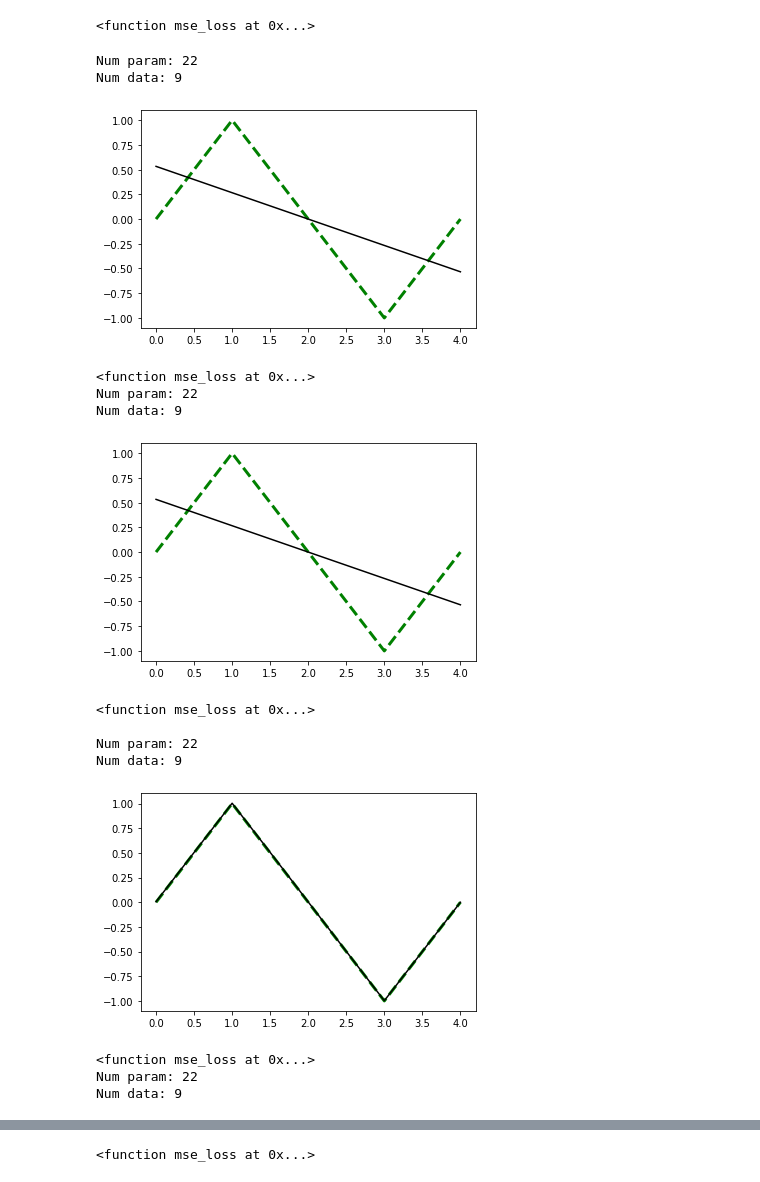
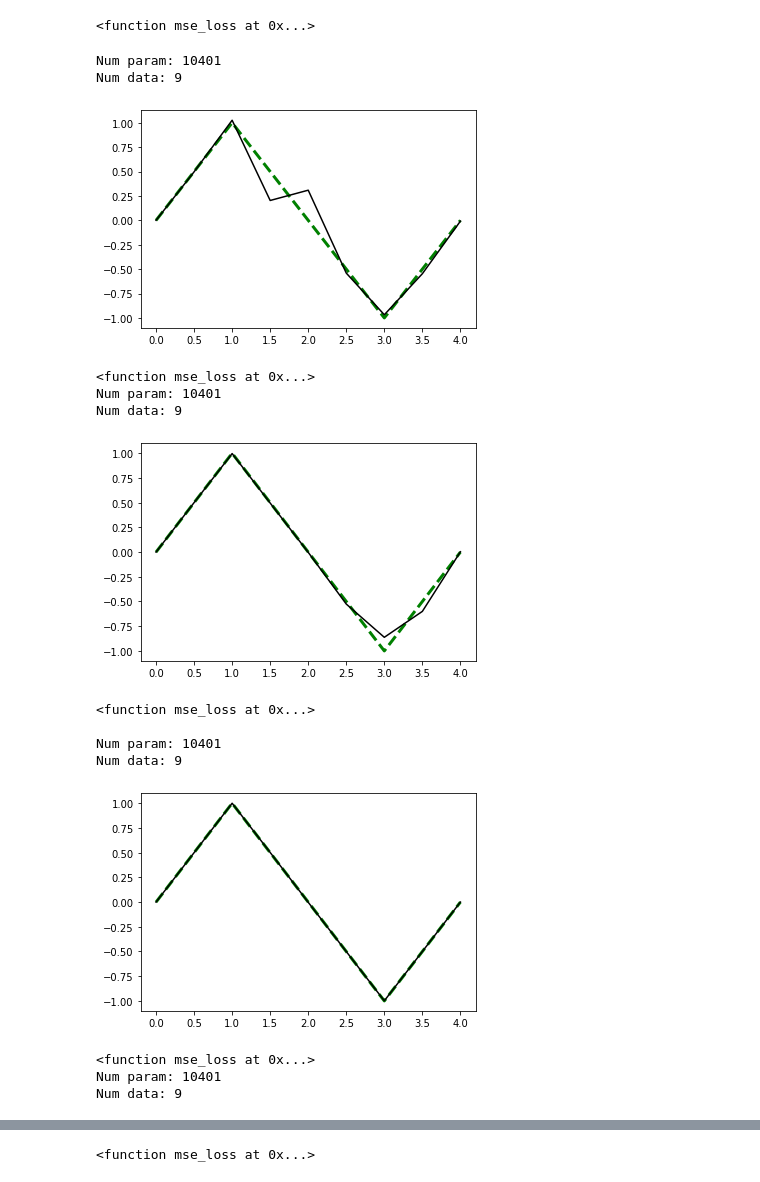
Before and after one commit to EricCousineau-TRI/repro, a Jupyter notebook: python/understand_torch_sgd_and_mlp/mlp_sin.ipynb, the cells around one changed output, grey strips where cells are left out. Drawn from its saved outputs; the diff is of its cells as text; code cells hidden in the pictures.

```diff
--- a/python/understand_torch_sgd_and_mlp/mlp_sin.ipynb
+++ b/python/understand_torch_sgd_and_mlp/mlp_sin.ipynb
@@ -365,29 +368,29 @@ Num data: 9
 # %%
 # Works, just need better opt (Adam, not SGD)... also initial conditions matter quite a bit? -_-
 
 num_epochs = 500
-num_hidden = 3  # Reducing from 6 to 3 messes up some ICs
+num_hidden = 100  # Reducing from 6 to 3 messes up some ICs
 fit(perturb(make_model(num_hidden), 1.0), partial(Adam, lr=0.1), num_epochs=num_epochs, show_table=False)
 # Bad - local minima?
 fit(perturb(make_model(num_hidden), 1.0), partial(Adam, lr=0.05), num_epochs=num_epochs, show_table=False)
 print()
 # Good
 fit(make_model(num_hidden), partial(Adam, lr=0.05), num_epochs=num_epochs, show_table=False)
 # Bad - converges to similar local minima as above, sorta.
 fit(make_model(num_hidden), partial(Adam, lr=0.1), num_epochs=num_epochs, show_table=False)
 # %% [output]
-Num param: 22
+Num param: 10401
 Num data: 9
-[figure, old version]
+[figure, new version]
 <function mse_loss at 0x...>
-Num param: 22
+Num param: 10401
 Num data: 9
-[figure, old version]
+[figure, new version]
 <function mse_loss at 0x...>
 
-Num param: 22
+Num param: 10401
 Num data: 9
 [figure]
 <function mse_loss at 0x...>
-Num param: 22
+Num param: 10401
 Num data: 9
```
Also changed, not shown: parts of 4 cells of this notebook.
